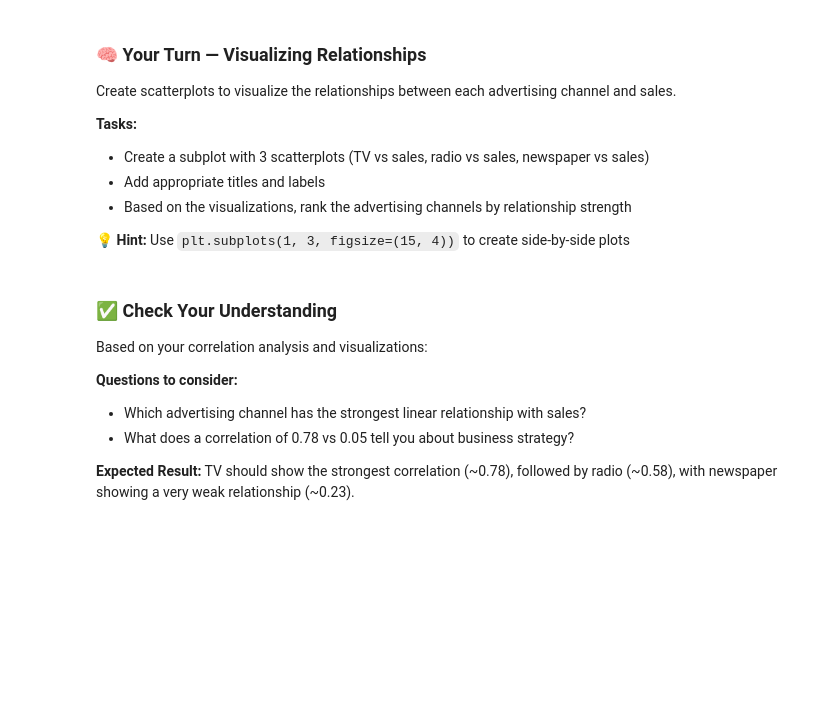
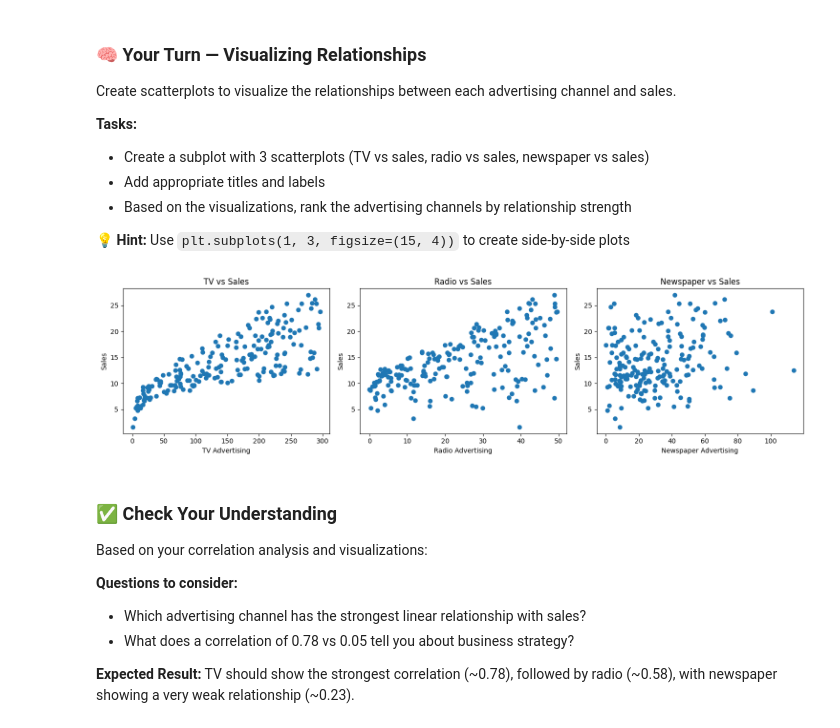
Before and after one commit to prachii712/learningsql-2875059, a Jupyter notebook: labs/09_wk9_lab.ipynb, the cells around one changed output. Cells and saved outputs as stored; diff of their text form; code cells hidden in the pictures; blank space fills up the shorter version.

```diff
--- a/labs/09_wk9_lab.ipynb
+++ b/labs/09_wk9_lab.ipynb
@@ -122,6 +153,30 @@ Create scatterplots to visualize the relationships between each advertising chan
 💡 **Hint:** Use `plt.subplots(1, 3, figsize=(15, 4))` to create side-by-side plots
 # %%
 # Your code here
+fig, axes = plt.subplots(1, 3, figsize=(15, 4))
+
+# TV vs Sales
+axes[0].scatter(advertising['TV'], advertising['sales'])
+axes[0].set_title('TV vs Sales')
+axes[0].set_xlabel('TV Advertising')
+axes[0].set_ylabel('Sales')
+
+# Radio vs Sales
+axes[1].scatter(advertising['radio'], advertising['sales'])
+axes[1].set_title('Radio vs Sales')
+axes[1].set_xlabel('Radio Advertising')
+axes[1].set_ylabel('Sales')
+
+# Newspaper vs Sales
+axes[2].scatter(advertising['newspaper'], advertising['sales'])
+axes[2].set_title('Newspaper vs Sales')
+axes[2].set_xlabel('Newspaper Advertising')
+axes[2].set_ylabel('Sales')
+
+plt.tight_layout()
+plt.show()
+# %% [output]
+[figure, added]
 # %% [markdown]
 ### ✅ Check Your Understanding
 
```
Also changed, not shown: parts of 10 cells of this notebook.
